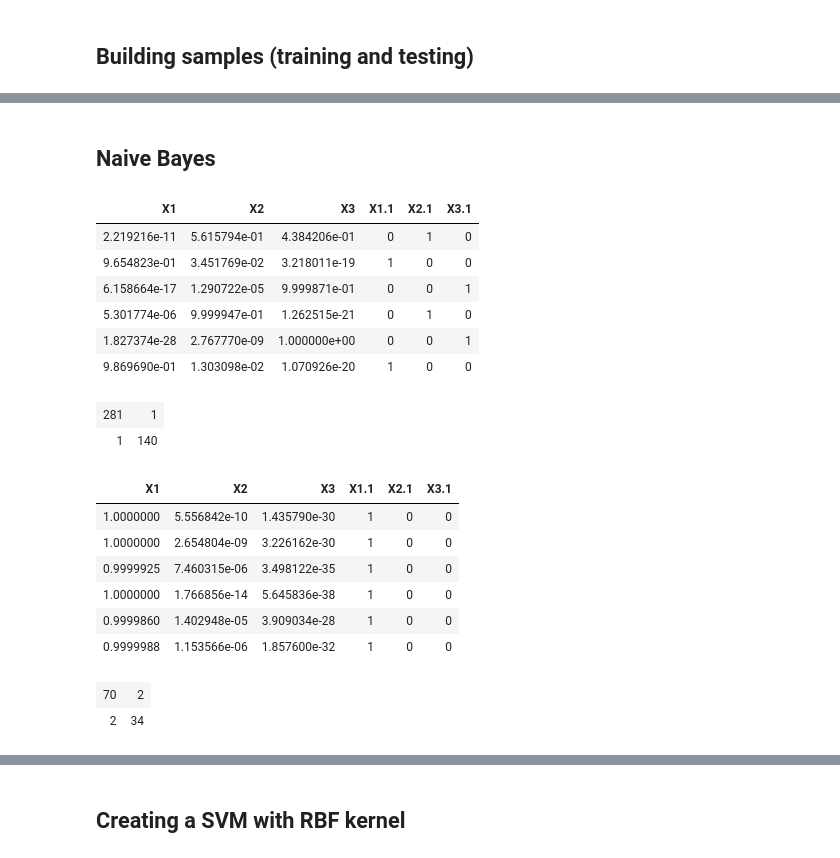
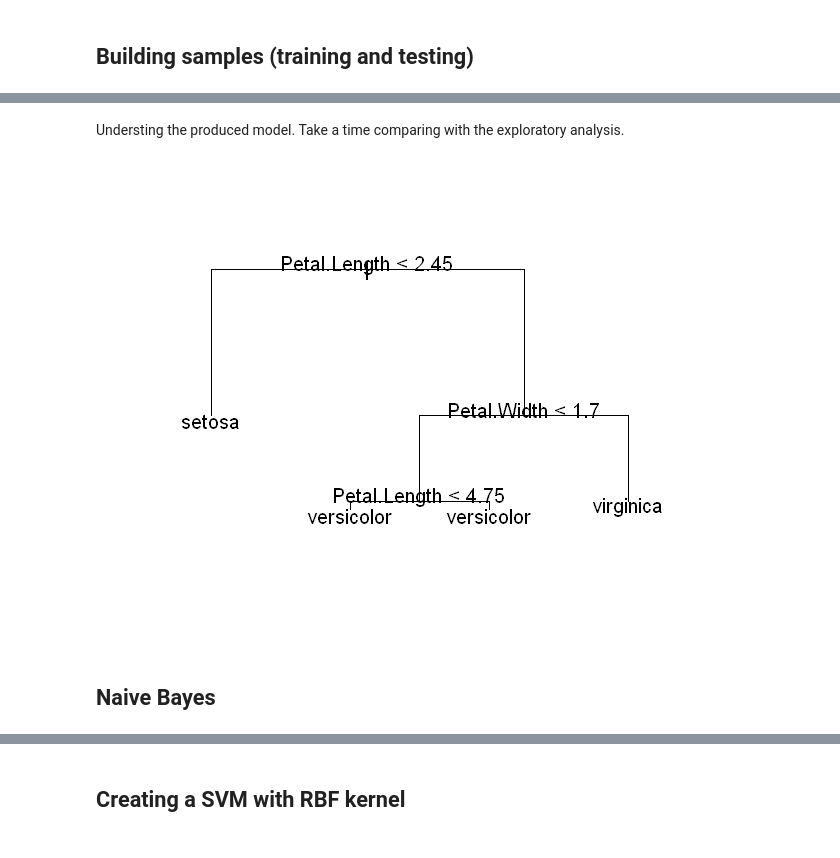
Before and after one commit to eogasawara/mylibrary, a Jupyter notebook: myPredictions.ipynb, the cells around one changed output, grey strips where cells are left out. Saved outputs shown, nothing was run; the diff lists cells and outputs as text; code cells hidden in the pictures.

```diff
--- a/myPredictions.ipynb
+++ b/myPredictions.ipynb
@@ -75,0 +83,6 @@ targets  3
+# %%
+model <- tree_model <- class_tree(iris_train, "Species")
+head(model$train$metrics)
+test <- class_test(model, iris_test, "Species")
+head(test$metrics)
+head(test$conf_mat)
@@ -76,28 +103,11 @@ targets  3
+# %% [markdown]
+Understing the produced model.
+Take a time comparing with the exploratory analysis.
+# %%
+plot_size(5, 4)
+plot(tree_model$model)
+text(tree_model$model)
+# %% [output]
+[figure, added]
 # %% [markdown]
 ## Naive Bayes
-# %%
-mynb = class_naiveBayes(wine_train, "X1")
-head(mynb$predictions)
-mynb$cmTrain
-test <- class_test(mynb$model, wine_test, "X1", predtype = mynb$predtype)
-head(test$predictions)
-test$cmTest
-# %% [output]
-| X1 | X2 | X3 | X1.1 | X2.1 | X3.1 |
-| 2.219216e-11 | 5.615794e-01 | 4.384206e-01 | 0 | 1 | 0 |
-| 9.654823e-01 | 3.451769e-02 | 3.218011e-19 | 1 | 0 | 0 |
-| 6.158664e-17 | 1.290722e-05 | 9.999871e-01 | 0 | 0 | 1 |
-| 5.301774e-06 | 9.999947e-01 | 1.262515e-21 | 0 | 1 | 0 |
-| 1.827374e-28 | 2.767770e-09 | 1.000000e+00 | 0 | 0 | 1 |
-| 9.869690e-01 | 1.303098e-02 | 1.070926e-20 | 1 | 0 | 0 |
-| 281 | 1 |
-| 1 | 140 |
-| X1 | X2 | X3 | X1.1 | X2.1 | X3.1 |
-| 1.0000000 | 5.556842e-10 | 1.435790e-30 | 1 | 0 | 0 |
-| 1.0000000 | 2.654804e-09 | 3.226162e-30 | 1 | 0 | 0 |
-| 0.9999925 | 7.460315e-06 | 3.498122e-35 | 1 | 0 | 0 |
-| 1.0000000 | 1.766856e-14 | 5.645836e-38 | 1 | 0 | 0 |
-| 0.9999860 | 1.402948e-05 | 3.909034e-28 | 1 | 0 | 0 |
-| 0.9999988 | 1.153566e-06 | 1.857600e-32 | 1 | 0 | 0 |
-| 70 | 2 |
-| 2 | 34 |
```
Also changed, not shown: parts of 43 cells of this notebook.
